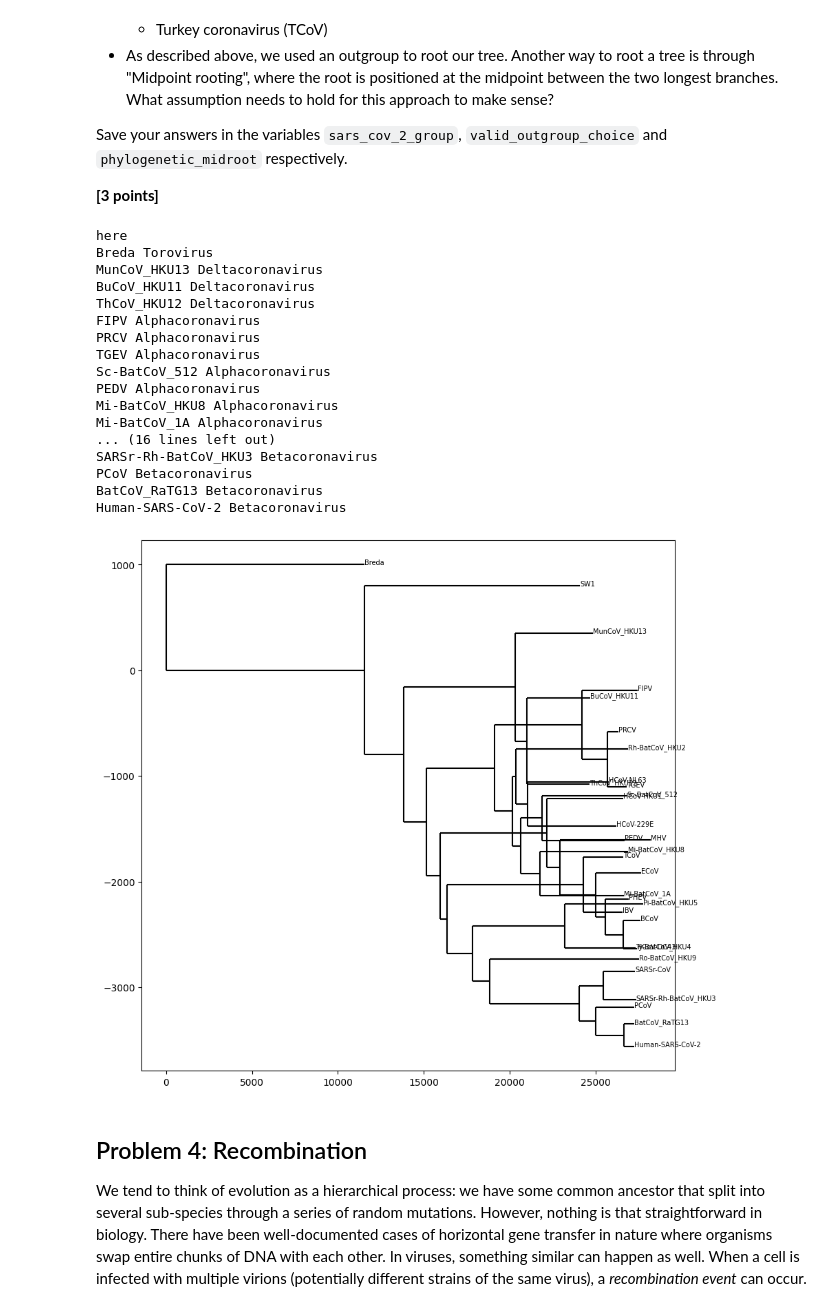
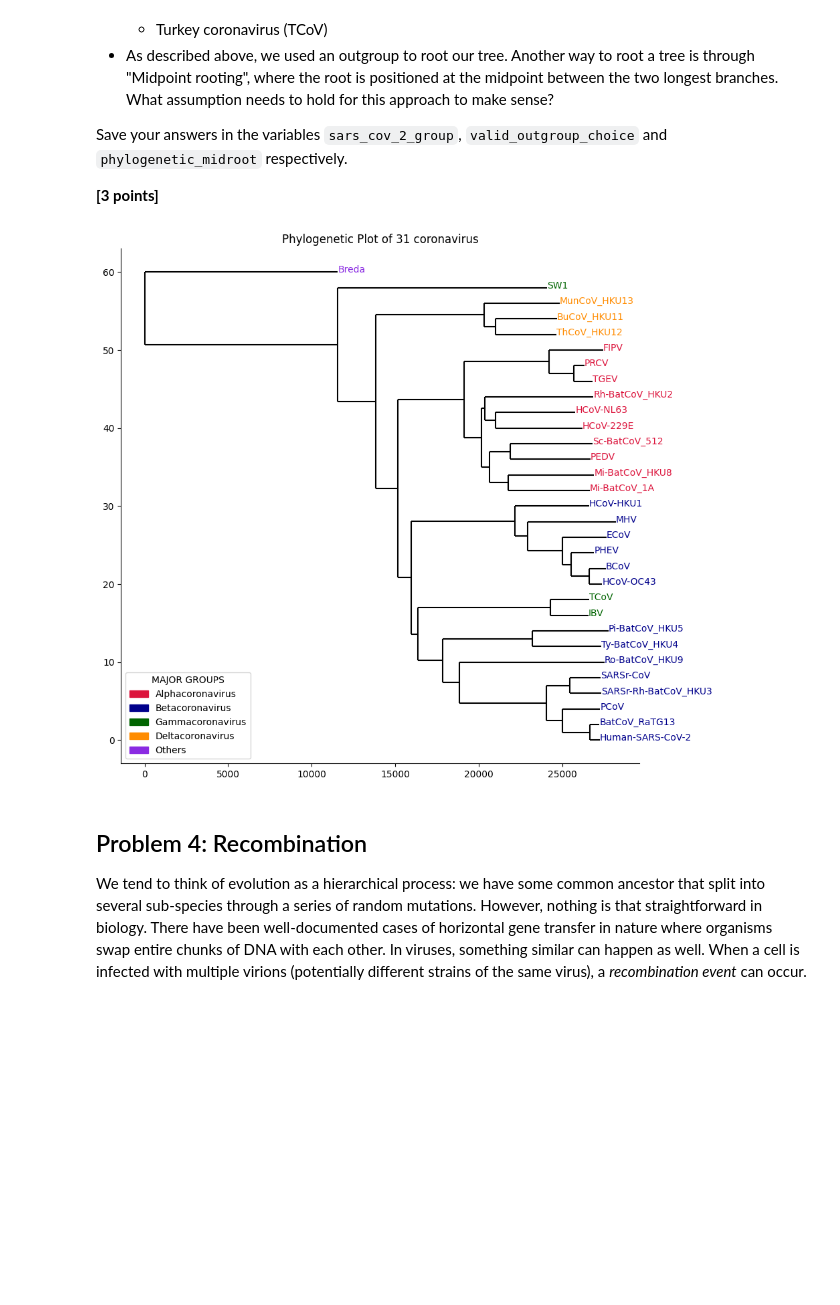
Before and after one commit to riva-man/assign_phylo, a Jupyter notebook: phylo_workbook.ipynb, the cells around one changed output. Saved outputs shown, nothing was run; the diff lists cells and outputs as text; code cells hidden in the pictures; blank space fills up the shorter version.

Commit message:
Updating Problem 3
- Adding coloured grouping in tree plotting based on subgroups
- Adding a custom legend and title

```diff
--- a/phylo_workbook.ipynb
+++ b/phylo_workbook.ipynb
@@ -153,12 +153,14 @@ for i in range(len(labels)):
         hamming_dist[i][j] = calculate_dist(fasta[i][1], fasta[j][1])
         hamming_dist[j][i] = hamming_dist[i][j]
 
+# Getting root from neighbor joining function
 root = neighbor_joining(hamming_dist, labels)
 
 import matplotlib.pyplot as plt
 fig, ax = plt.subplots(figsize=(10, 10))
-# plot_nj_tree(root, ax[0])
 
+# Function that recursively searches and returns the node of outgroup
+# for the node with matching name passed in
 def find_outgroup(node, name):
     if node.left is None and node.right is None:
         if node.name == name:
@@ -166,62 +168,41 @@ def find_outgroup(node, name):
         else:
             return None
 
     if node.left:
         out_l = find_outgroup(node.left, name)
         if out_l is not None:
             return out_l
     if node.right:
         out_r = find_outgroup(node.right, name)
         if out_r is not None:
             return out_r
 
-
+# Rerooting tree based on outgroup
 out_node = find_outgroup(root, 'Breda')
-
 from helper_functions import reroot_tree
 new_root = reroot_tree(root, out_node)
 
-
+# Sorting the tree based on leaves
 from helper_functions import sort_children_by_leaves
 sorted_tree = sort_children_by_leaves(new_root)
-plot_nj_tree(sorted_tree, ax)
 
+# Parsing NCBI databse for taxonomy subgroups of each virus
+# Storing each group in subgroups dict for coloured plotting
 subgroups = {}
 for record in SeqIO.parse("./data/clustal_MSA_coronavirus.fasta", "fasta"):
     name = record.name.split('|')[0]
     NCBI = record.name.split('|')[1]
 
     handle = Entrez.efetch(db="nucleotide", id=NCBI, rettype="genbank", retmode="text")
     virus_record = SeqIO.read(handle, "genbank")
     taxonomy = virus_record.annotations["taxonomy"]
     subgroups[name] = taxonomy[9]
-    # print(name)
-    # print("Subgroup", taxonomy[9] if len(taxonomy) > 9 else "Not available")
 
-for virus in subgroups:
-    print(virus, subgroups[virus])
-
-# plt.show()
-# plt.savefig('problem3.svg')
+plot_nj_tree(sorted_tree, ax, subgroups)
+ax.set_title("Phylogenetic Plot of 31 coronavirus")
+plt.savefig('problem3.svg')
 # %% [output]
-here
-Breda Torovirus
-MunCoV_HKU13 Deltacoronavirus
-BuCoV_HKU11 Deltacoronavirus
-ThCoV_HKU12 Deltacoronavirus
-FIPV Alphacoronavirus
-PRCV Alphacoronavirus
-TGEV Alphacoronavirus
-Sc-BatCoV_512 Alphacoronavirus
-PEDV Alphacoronavirus
-Mi-BatCoV_HKU8 Alphacoronavirus
-Mi-BatCoV_1A Alphacoronavirus
-... (16 lines left out)
-SARSr-Rh-BatCoV_HKU3 Betacoronavirus
-PCoV Betacoronavirus
-BatCoV_RaTG13 Betacoronavirus
-Human-SARS-CoV-2 Betacoronavirus
-[figure, old version]
+[figure, new version]
 # %%
 sars_cov_2_group = """Betacoronavirus"""
 # %%
```
Also changed, not shown: parts of 1 cell of this notebook, 3 other files.
